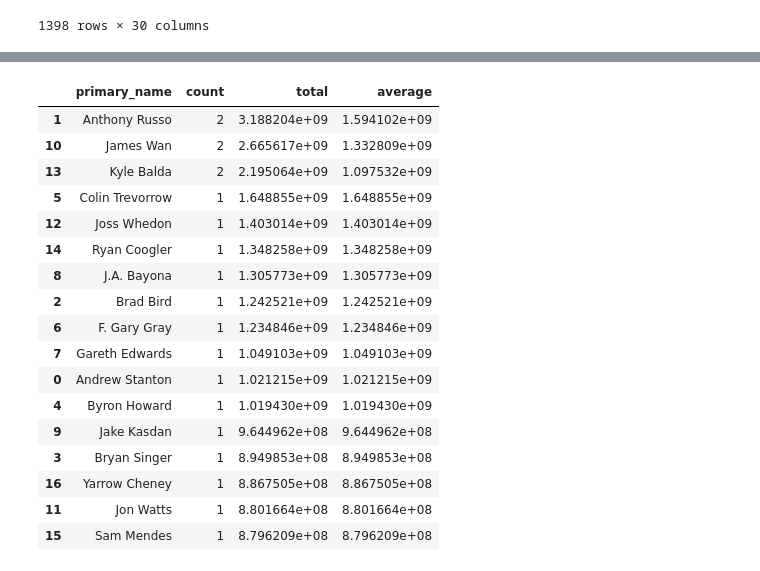
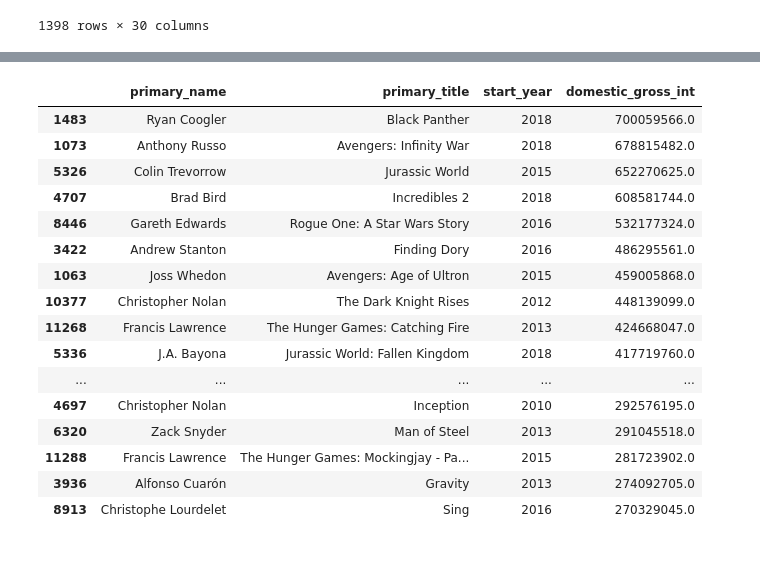
Before and after one commit to KyleDBetts/Project01, a Jupyter notebook: Movies_Project_JSK.ipynb, the cells around one changed output, grey strips where cells are left out. Drawn from its saved outputs; the diff is of its cells as text; code cells hidden in the pictures.

```diff
--- a/Movies_Project_JSK.ipynb
+++ b/Movies_Project_JSK.ipynb
@@ -802,24 +723,33 @@ wwg_a = wwg_a.to_frame().rename(columns={'worldwide_gross_int':'average'})
-# %%
-wwg = pd.concat([wwg_n, wwg_t, wwg_a], axis=1, join='inner')
-wwg = wwg.reset_index().rename(columns={'index':'primary_name'})
-wwg = wwg.sort_values(by='total', ascending=False)
-wwg
-# %% [output]
-|  | primary_name | count | total | average |
-| 1 | Anthony Russo | 2 | 3.188204e+09 | 1.594102e+09 |
-| 10 | James Wan | 2 | 2.665617e+09 | 1.332809e+09 |
-| 13 | Kyle Balda | 2 | 2.195064e+09 | 1.097532e+09 |
-| 5 | Colin Trevorrow | 1 | 1.648855e+09 | 1.648855e+09 |
-| 12 | Joss Whedon | 1 | 1.403014e+09 | 1.403014e+09 |
-| 14 | Ryan Coogler | 1 | 1.348258e+09 | 1.348258e+09 |
-| 8 | J.A. Bayona | 1 | 1.305773e+09 | 1.305773e+09 |
-| 2 | Brad Bird | 1 | 1.242521e+09 | 1.242521e+09 |
-| 6 | F. Gary Gray | 1 | 1.234846e+09 | 1.234846e+09 |
-| 7 | Gareth Edwards | 1 | 1.049103e+09 | 1.049103e+09 |
-| 0 | Andrew Stanton | 1 | 1.021215e+09 | 1.021215e+09 |
-| 4 | Byron Howard | 1 | 1.019430e+09 | 1.019430e+09 |
-| 9 | Jake Kasdan | 1 | 9.644962e+08 | 9.644962e+08 |
-| 3 | Bryan Singer | 1 | 8.949853e+08 | 8.949853e+08 |
-| 16 | Yarrow Cheney | 1 | 8.867505e+08 | 8.867505e+08 |
-| 11 | Jon Watts | 1 | 8.801664e+08 | 8.801664e+08 |
-| 15 | Sam Mendes | 1 | 8.796209e+08 | 8.796209e+08 |
+# %%
+#highest grossing films in the past 5 years
+
+#worldwide
+wwg_f = gross.nlargest(50, 'worldwide_gross_int')
+wwg_m = wwg_f[['primary_name','primary_title', 'start_year','worldwide_gross_int']] \
+    .sort_values('worldwide_gross_int', ascending = False)
+wwg_m
+
+#domestic
+#worldwide
+dmg_f = gross.nlargest(50, 'domestic_gross_int')
+dmg_m = dmg_f[['primary_name','primary_title', 'start_year','domestic_gross_int']] \
+    .sort_values('domestic_gross_int', ascending = False)
+dmg_m
+# %% [output]
+|  | primary_name | primary_title | start_year | domestic_gross_int |
+| 1483 | Ryan Coogler | Black Panther | 2018 | 700059566.0 |
+| 1073 | Anthony Russo | Avengers: Infinity War | 2018 | 678815482.0 |
+| 5326 | Colin Trevorrow | Jurassic World | 2015 | 652270625.0 |
+| 4707 | Brad Bird | Incredibles 2 | 2018 | 608581744.0 |
+| 8446 | Gareth Edwards | Rogue One: A Star Wars Story | 2016 | 532177324.0 |
+| 3422 | Andrew Stanton | Finding Dory | 2016 | 486295561.0 |
+| 1063 | Joss Whedon | Avengers: Age of Ultron | 2015 | 459005868.0 |
+| 10377 | Christopher Nolan | The Dark Knight Rises | 2012 | 448139099.0 |
+| 11268 | Francis Lawrence | The Hunger Games: Catching Fire | 2013 | 424668047.0 |
+| 5336 | J.A. Bayona | Jurassic World: Fallen Kingdom | 2018 | 417719760.0 |
+| ... | ... | ... | ... | ... |
+| 4697 | Christopher Nolan | Inception | 2010 | 292576195.0 |
+| 6320 | Zack Snyder | Man of Steel | 2013 | 291045518.0 |
+| 11288 | Francis Lawrence | The Hunger Games: Mockingjay - Pa... | 2015 | 281723902.0 |
+| 3936 | Alfonso Cuarón | Gravity | 2013 | 274092705.0 |
+| 8913 | Christophe Lourdelet | Sing | 2016 | 270329045.0 |
```
Also changed, not shown: parts of 12 cells of this notebook.
